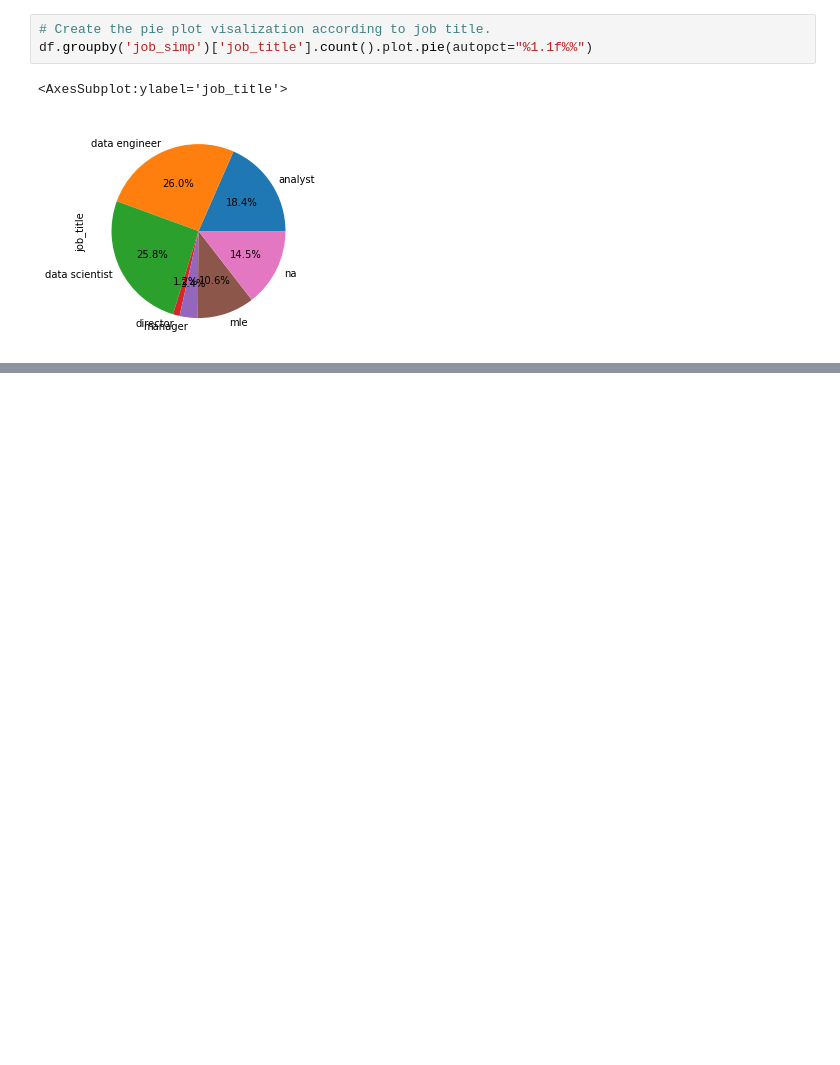
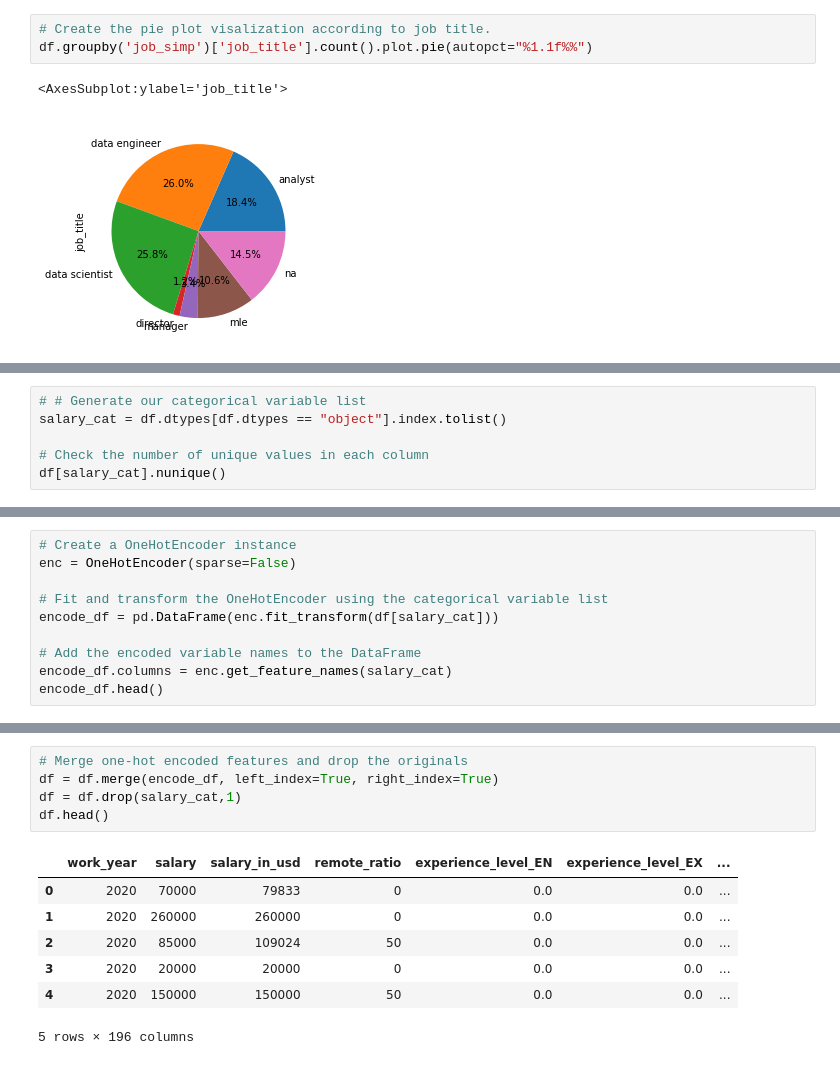
Before and after one commit to ceceliamcmillan/FinalProjectGroup01, a Jupyter notebook: NensiPandya- Final Project.ipynb, the cells around one changed output, grey strips where cells are left out. Saved outputs shown, nothing was run; the diff lists cells and outputs as text; blank space fills up the shorter version.

```diff
--- a/NensiPandya- Final Project.ipynb
+++ b/NensiPandya- Final Project.ipynb
@@ -369,0 +499,6 @@ print(model.intercept_)
+# %%
+# # Generate our categorical variable list
+salary_cat = df.dtypes[df.dtypes == "object"].index.tolist()
+
+# Check the number of unique values in each column
+df[salary_cat].nunique()
@@ -369,0 +515,10 @@ print(model.intercept_)
+# %%
+# Create a OneHotEncoder instance
+enc = OneHotEncoder(sparse=False)
+
+# Fit and transform the OneHotEncoder using the categorical variable list
+encode_df = pd.DataFrame(enc.fit_transform(df[salary_cat]))
+
+# Add the encoded variable names to the DataFrame
+encode_df.columns = enc.get_feature_names(salary_cat)
+encode_df.head()
@@ -369,0 +533,13 @@ print(model.intercept_)
+# %%
+# Merge one-hot encoded features and drop the originals
+df = df.merge(encode_df, left_index=True, right_index=True)
+df = df.drop(salary_cat,1)
+df.head()
+# %% [output]
+|  | work_year | salary | salary_in_usd | remote_ratio | experience_level_EN | experience_level_EX | ... |
+| 0 | 2020 | 70000 | 79833 | 0 | 0.0 | 0.0 | ... |
+| 1 | 2020 | 260000 | 260000 | 0 | 0.0 | 0.0 | ... |
+| 2 | 2020 | 85000 | 109024 | 50 | 0.0 | 0.0 | ... |
+| 3 | 2020 | 20000 | 20000 | 0 | 0.0 | 0.0 | ... |
+| 4 | 2020 | 150000 | 150000 | 50 | 0.0 | 0.0 | ... |
+5 rows × 196 columns
```
Also changed, not shown: parts of 38 cells of this notebook.
